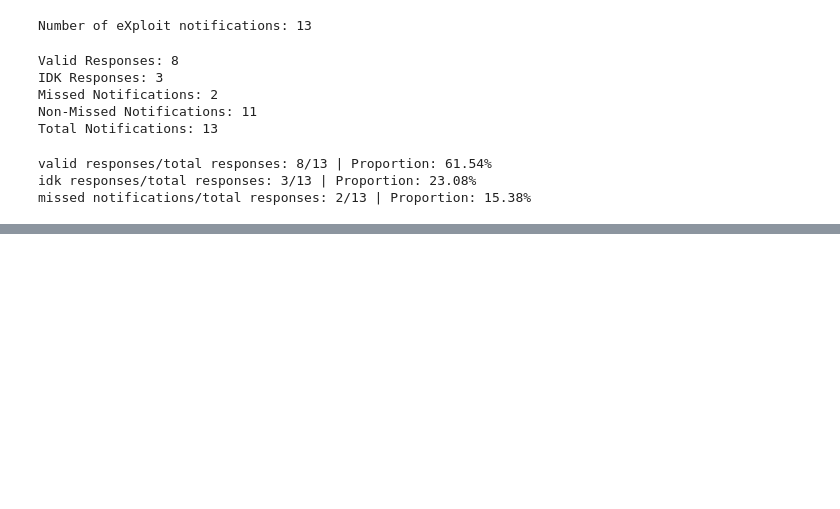
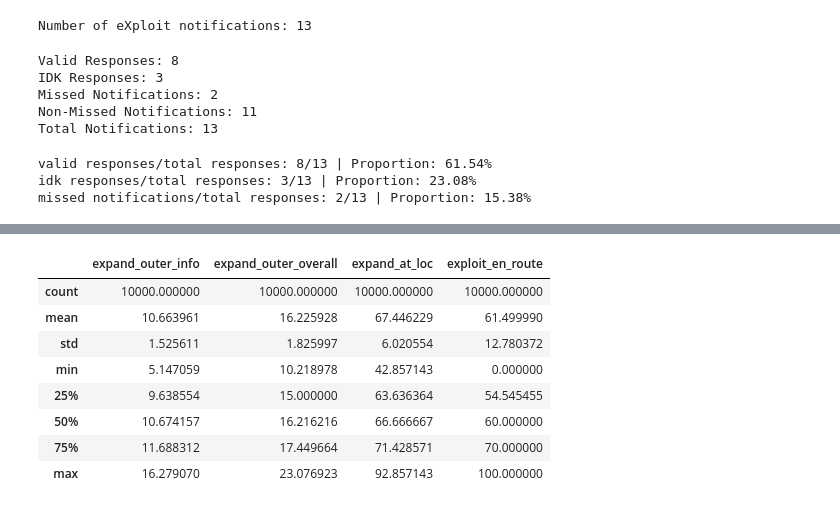
Before and after one commit to NUDelta/les-study-analysis, a Jupyter notebook: expand-exploit-study-analysis.ipynb, the cells around one changed output, grey strips where cells are left out. Drawn from its saved outputs; the diff is of its cells as text; code cells hidden in the pictures; blank space fills up the shorter version.

```diff
--- a/expand-exploit-study-analysis.ipynb
+++ b/expand-exploit-study-analysis.ipynb
@@ -1096,0 +1199,12 @@ missed notifications/total responses: 2/13 | Proportion: 15.38%
+# %%
+sampling_25[['expand_outer_info', 'expand_outer_overall', 'expand_at_loc', 'exploit_en_route']].describe()
+# %% [output]
+|  | expand_outer_info | expand_outer_overall | expand_at_loc | exploit_en_route |
+| count | 10000.000000 | 10000.000000 | 10000.000000 | 10000.000000 |
+| mean | 10.663961 | 16.225928 | 67.446229 | 61.499990 |
+| std | 1.525611 | 1.825997 | 6.020554 | 12.780372 |
+| min | 5.147059 | 10.218978 | 42.857143 | 0.000000 |
+| 25% | 9.638554 | 15.000000 | 63.636364 | 54.545455 |
+| 50% | 10.674157 | 16.216216 | 66.666667 | 60.000000 |
+| 75% | 11.688312 | 17.449664 | 71.428571 | 70.000000 |
+| max | 16.279070 | 23.076923 | 92.857143 | 100.000000 |
```
Also changed, not shown: parts of 13 cells of this notebook, 1 other file.
